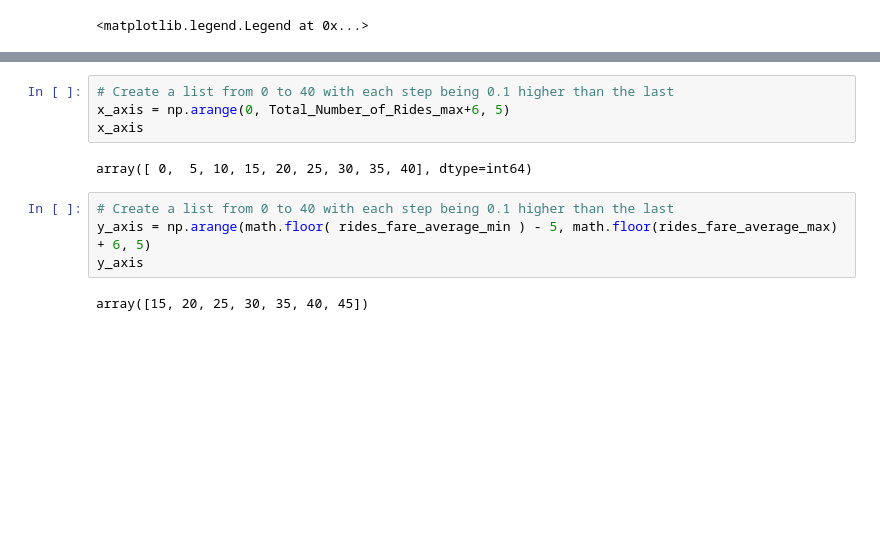
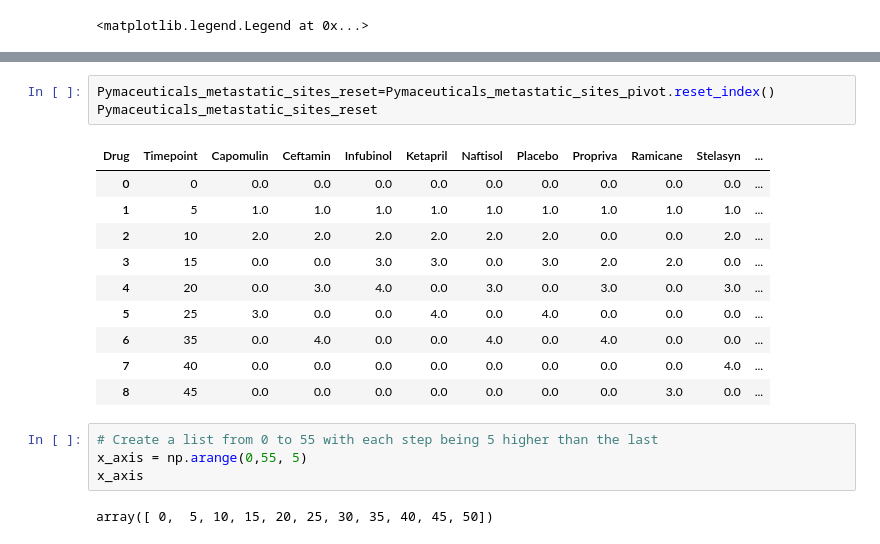
Before and after one commit to StutiMohan/PandasPlot, a Jupyter notebook: Pymaceuticals.ipynb, the cells around one changed output, grey strips where cells are left out. Saved outputs shown, nothing was run; the diff lists cells and outputs as text; blank space fills up the shorter version.

```diff
--- a/Pymaceuticals.ipynb
+++ b/Pymaceuticals.ipynb
@@ -193,13 +244,21 @@ Total_Number_of_Rides_max
+# %%
+Pymaceuticals_metastatic_sites_reset=Pymaceuticals_metastatic_sites_pivot.reset_index()
+Pymaceuticals_metastatic_sites_reset
+# %% [output]
+| Drug | Timepoint | Capomulin | Ceftamin | Infubinol | Ketapril | Naftisol | Placebo | Propriva | Ramicane | Stelasyn | ... |
+| 0 | 0 | 0.0 | 0.0 | 0.0 | 0.0 | 0.0 | 0.0 | 0.0 | 0.0 | 0.0 | ... |
+| 1 | 5 | 1.0 | 1.0 | 1.0 | 1.0 | 1.0 | 1.0 | 1.0 | 1.0 | 1.0 | ... |
+| 2 | 10 | 2.0 | 2.0 | 2.0 | 2.0 | 2.0 | 2.0 | 0.0 | 0.0 | 2.0 | ... |
+| 3 | 15 | 0.0 | 0.0 | 3.0 | 3.0 | 0.0 | 3.0 | 2.0 | 2.0 | 0.0 | ... |
+| 4 | 20 | 0.0 | 3.0 | 4.0 | 0.0 | 3.0 | 0.0 | 3.0 | 0.0 | 3.0 | ... |
+| 5 | 25 | 3.0 | 0.0 | 0.0 | 4.0 | 0.0 | 4.0 | 0.0 | 0.0 | 0.0 | ... |
+| 6 | 35 | 0.0 | 4.0 | 0.0 | 0.0 | 4.0 | 0.0 | 4.0 | 0.0 | 0.0 | ... |
+| 7 | 40 | 0.0 | 0.0 | 0.0 | 0.0 | 0.0 | 0.0 | 0.0 | 0.0 | 4.0 | ... |
+| 8 | 45 | 0.0 | 0.0 | 0.0 | 0.0 | 0.0 | 0.0 | 0.0 | 3.0 | 0.0 | ... |
 # %%
-# Create a list from 0 to 40 with each step being 0.1 higher than the last
-x_axis = np.arange(0, Total_Number_of_Rides_max+6, 5)
+# Create a list from 0 to 55 with each step being 5 higher than the last
+x_axis = np.arange(0,55, 5)
 x_axis
 # %% [output]
-array([ 0,  5, 10, 15, 20, 25, 30, 35, 40], dtype=int64)
+array([ 0,  5, 10, 15, 20, 25, 30, 35, 40, 45, 50])
-# %%
-# Create a list from 0 to 40 with each step being 0.1 higher than the last
-y_axis = np.arange(math.floor( rides_fare_average_min ) - 5, math.floor(rides_fare_average_max) + 6, 5)
-y_axis
-# %% [output]
-array([15, 20, 25, 30, 35, 40, 45])
 # %%
```
Also changed, not shown: parts of 31 cells of this notebook.
